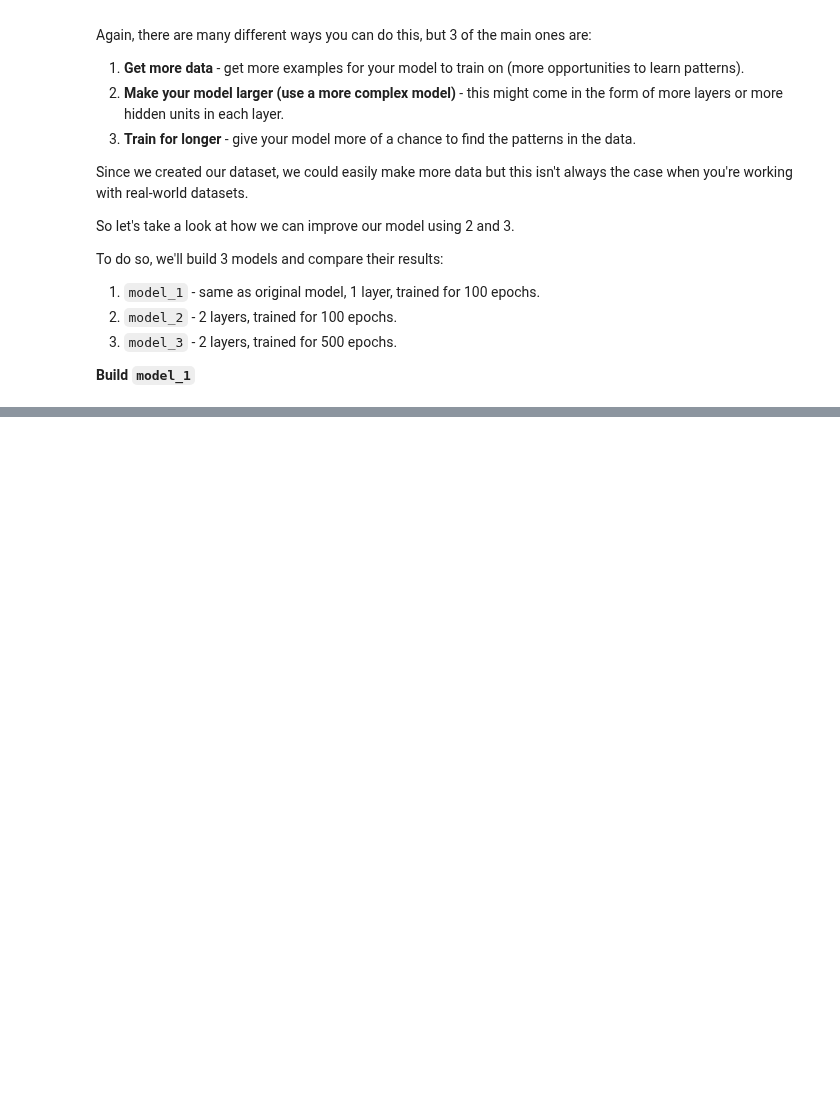
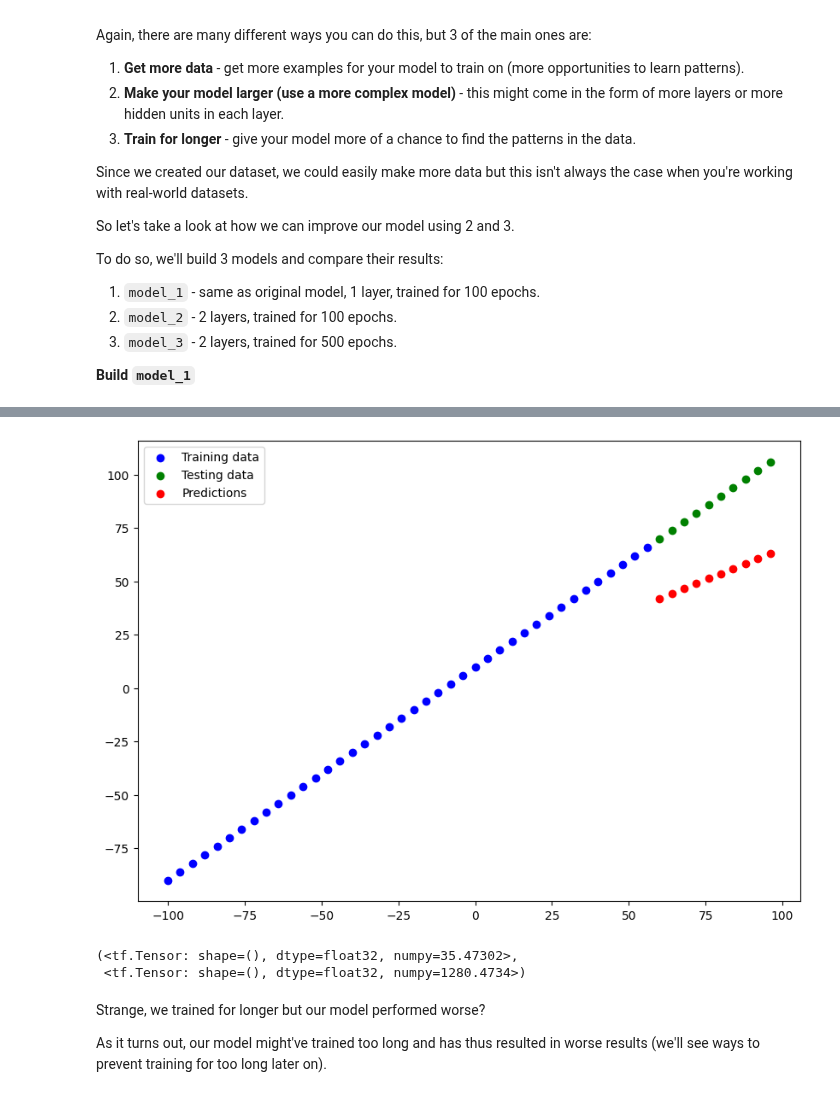
Before and after one commit to seanjiangsh/ztm-tensorflow, a Jupyter notebook: 01_neural_network_regression_in_tensorflow.ipynb, the cells around one changed output, grey strips where cells are left out. Drawn from its saved outputs; the diff is of its cells as text; code cells hidden in the pictures; blank space fills up the shorter version.

```diff
--- a/01_neural_network_regression_in_tensorflow.ipynb
+++ b/01_neural_network_regression_in_tensorflow.ipynb
@@ -787,0 +850,5 @@ mae_1, mse_1
+# %%
+# Make and plot predictions for model_3
+y_preds_3 = model_3.predict(X_test)
+plot_predictions(predictions=y_preds_3)
+# %% [output]
@@ -787,0 +856,13 @@ mae_1, mse_1
+[figure, added]
+# %%
+# Calculate model_3 metrics
+mae_3 = calc_mae(y_test, y_preds_3)
+mse_3 = calc_mse(y_test, y_preds_3)
+mae_3, mse_3
+# %% [output]
+(<tf.Tensor: shape=(), dtype=float32, numpy=35.47302>,
+ <tf.Tensor: shape=(), dtype=float32, numpy=1280.4734>)
+# %% [markdown]
+Strange, we trained for longer but our model performed worse?
+
+As it turns out, our model might've trained too long and has thus resulted in worse results (we'll see ways to prevent training for too long later on).
```
Also changed, not shown: parts of 27 cells of this notebook.
